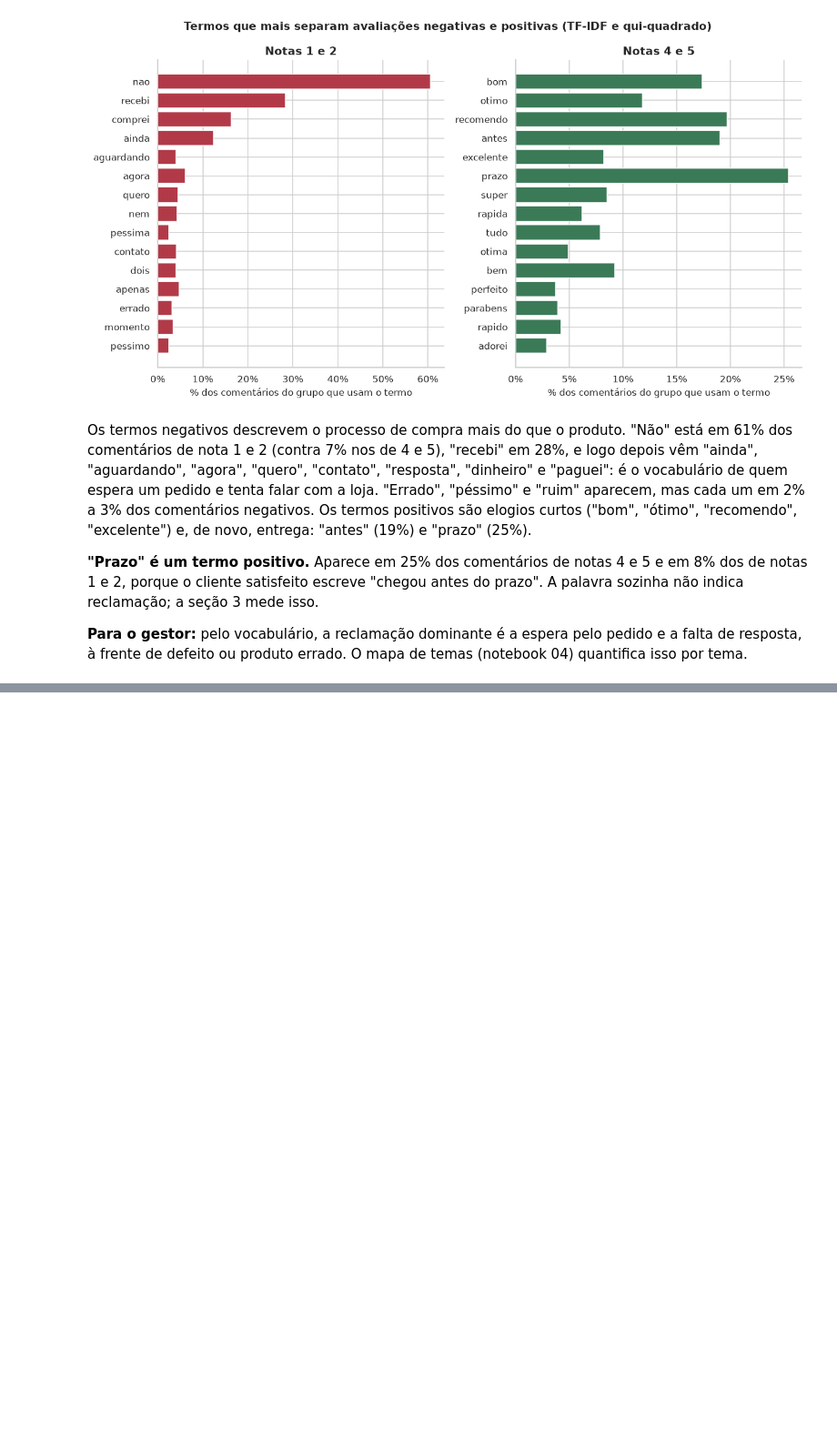
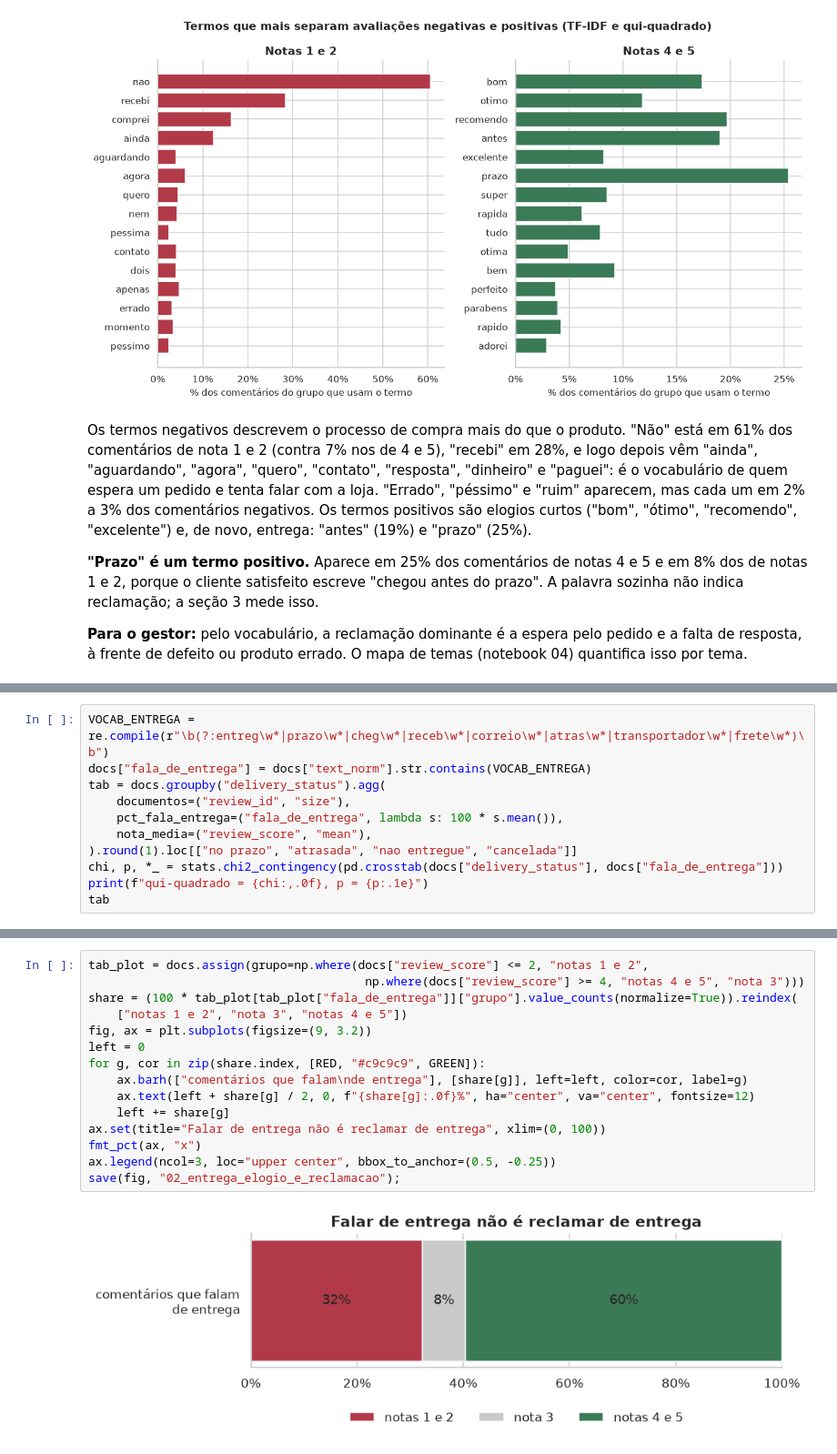
Before and after one commit to guillecosme/fiap-ai-scientist-tech-challenge-fase-04, a Jupyter notebook: notebooks/02_eda_textual.ipynb, the cells around one changed output, grey strips where cells are left out. Shown at 91% size. Drawn from its saved outputs; the diff is of its cells as text; blank space fills up the shorter version.

```diff
--- a/notebooks/02_eda_textual.ipynb
+++ b/notebooks/02_eda_textual.ipynb
@@ -292,0 +350,11 @@ As expressões de mais de uma palavra e as hipóteses sobre o vocabulário de en
+# %%
+VOCAB_ENTREGA = re.compile(r"\b(?:entreg\w*|prazo\w*|cheg\w*|receb\w*|correio\w*|atras\w*|transportador\w*|frete\w*)\b")
+docs["fala_de_entrega"] = docs["text_norm"].str.contains(VOCAB_ENTREGA)
+tab = docs.groupby("delivery_status").agg(
+    documentos=("review_id", "size"),
+    pct_fala_entrega=("fala_de_entrega", lambda s: 100 * s.mean()),
+    nota_media=("review_score", "mean"),
+).round(1).loc[["no prazo", "atrasada", "nao entregue", "cancelada"]]
+chi, p, *_ = stats.chi2_contingency(pd.crosstab(docs["delivery_status"], docs["fala_de_entrega"]))
+print(f"qui-quadrado = {chi:,.0f}, p = {p:.1e}")
+tab
@@ -292,0 +385,17 @@ As expressões de mais de uma palavra e as hipóteses sobre o vocabulário de en
+# %%
+tab_plot = docs.assign(grupo=np.where(docs["review_score"] <= 2, "notas 1 e 2",
+                                       np.where(docs["review_score"] >= 4, "notas 4 e 5", "nota 3")))
+share = (100 * tab_plot[tab_plot["fala_de_entrega"]]["grupo"].value_counts(normalize=True)).reindex(
+    ["notas 1 e 2", "nota 3", "notas 4 e 5"])
+fig, ax = plt.subplots(figsize=(9, 3.2))
+left = 0
+for g, cor in zip(share.index, [RED, "#c9c9c9", GREEN]):
+    ax.barh(["comentários que falam\nde entrega"], [share[g]], left=left, color=cor, label=g)
+    ax.text(left + share[g] / 2, 0, f"{share[g]:.0f}%", ha="center", va="center", fontsize=12)
+    left += share[g]
+ax.set(title="Falar de entrega não é reclamar de entrega", xlim=(0, 100))
+fmt_pct(ax, "x")
+ax.legend(ncol=3, loc="upper center", bbox_to_anchor=(0.5, -0.25))
+save(fig, "02_entrega_elogio_e_reclamacao");
+# %% [output]
+[figure, added]
```
Also changed, not shown: parts of 10 cells of this notebook, 3 other files.
